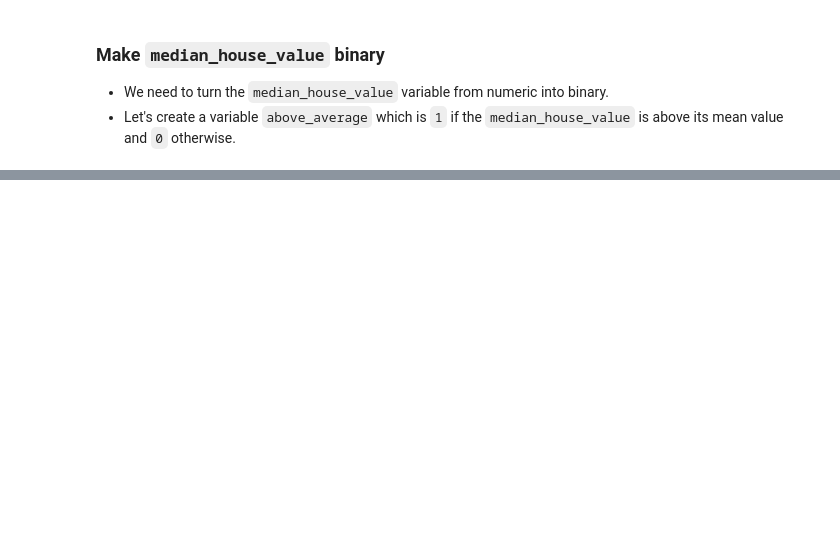
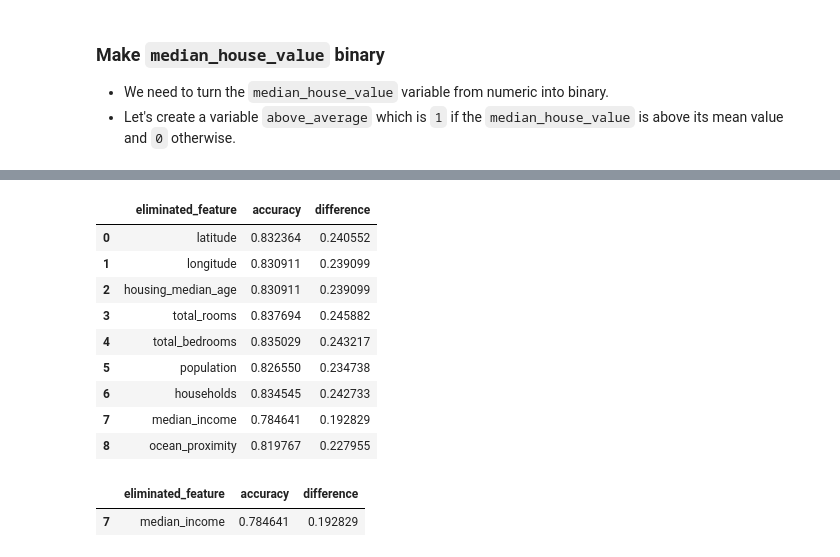
Before and after one commit to DvirFl/ML-ZoomCamp, a Jupyter notebook: week3/03_classification_hw.ipynb, the cells around one changed output, grey strips where cells are left out. Cells and saved outputs as stored; diff of their text form; code cells hidden in the pictures; blank space fills up the shorter version.

Commit message:
Corrected hw3

```diff
--- a/week3/03_classification_hw.ipynb
+++ b/week3/03_classification_hw.ipynb
@@ -257,0 +268,14 @@ array([112500.,  86400., 500001., ..., 500001., 500001., 500001.])
+# %%
+y_pred = model.predict_proba(X_val)[:, 1]
+
+decision = (y_pred >= 0.5)
+
+df_pred = pd.DataFrame()
+df_pred['probability'] = y_pred
+df_pred['prediction'] = decision.astype(int)
+df_pred['actual'] = above_average_val
+
+df_pred['correct'] = df_pred.prediction == df_pred.actual
+
+original_score = df_pred.correct.mean()
+print(f'Accuracy = {round(original_score, 2)}')
@@ -300,0 +299,46 @@ KeyboardInterrupt:
+# %%
+scores = pd.DataFrame()
+for feature in features:
+    df_train_cut = df_train.copy()
+    df_val_cut = df_val.copy()
+
+    df_train_cut = df_train_cut.drop(columns={feature})
+    df_val_cut = df_val_cut.drop(columns={feature})
+
+    dv_cut = DictVectorizer(sparse=False)
+    train_dict_cut = df_train_cut.to_dict(orient='records')
+    X_train_cut = dv_cut.fit_transform(train_dict_cut)
+    val_dict_cut = df_val_cut.to_dict(orient='records')
+    X_val_cut = dv_cut.transform(val_dict_cut)
+
+    model = LogisticRegression(solver='lbfgs', C=1.0, max_iter=1400, random_state=SEED)
+    model.fit(X_train_cut, above_average_train)
+
+    y_pred = model.predict_proba(X_val_cut)[:, 1]
+    prediction = (y_pred >= 0.5).astype(int)
+    correct = (prediction == above_average_val)
+    score = correct.mean()
+    scores = scores.append({
+        'eliminated_feature': feature,
+        'accuracy': score,
+        'difference': abs(original_score - score)
+    }, ignore_index=True)
+# %%
+scores
+# %% [output]
+|  | eliminated_feature | accuracy | difference |
+| 0 | latitude | 0.832364 | 0.240552 |
+| 1 | longitude | 0.830911 | 0.239099 |
+| 2 | housing_median_age | 0.830911 | 0.239099 |
+| 3 | total_rooms | 0.837694 | 0.245882 |
+| 4 | total_bedrooms | 0.835029 | 0.243217 |
+| 5 | population | 0.826550 | 0.234738 |
+| 6 | households | 0.834545 | 0.242733 |
+| 7 | median_income | 0.784641 | 0.192829 |
+| 8 | ocean_proximity | 0.819767 | 0.227955 |
+# %%
+min_diff = scores.difference.min()
+scores[scores.difference == min_diff]
+# %% [output]
+|  | eliminated_feature | accuracy | difference |
+| 7 | median_income | 0.784641 | 0.192829 |
```
Also changed, not shown: parts of 56 cells of this notebook, 3 other files.
